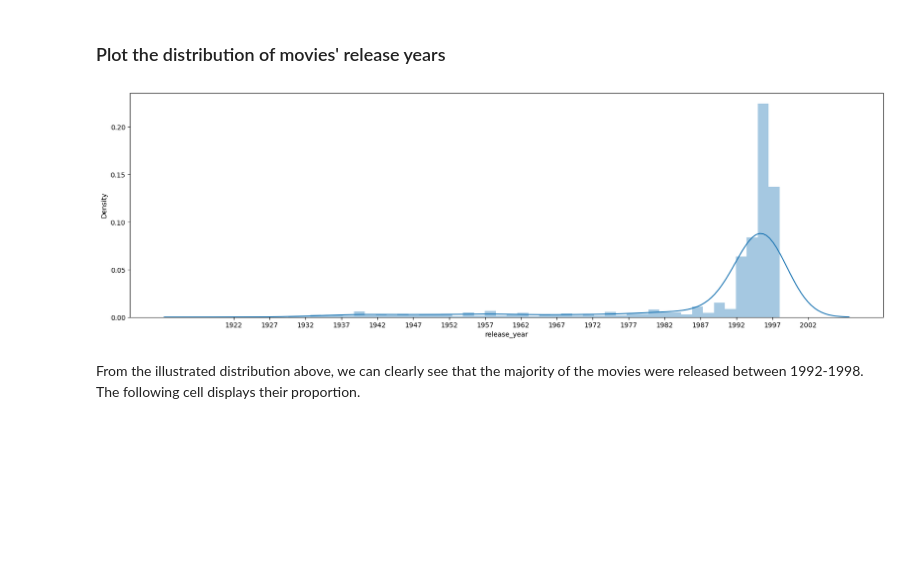
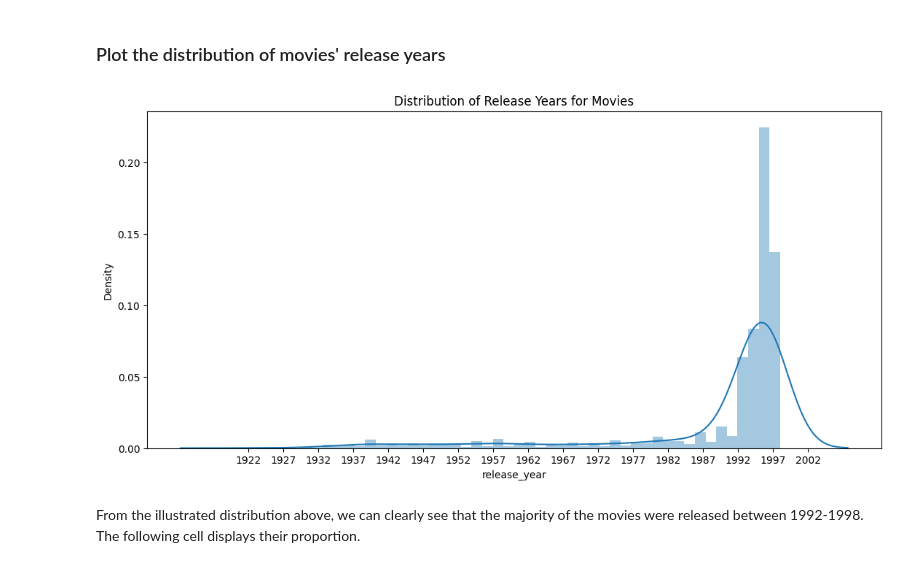
Before and after one commit to HamadaSalhab/movie-recommender-system, a Jupyter notebook: notebooks/1.0-initial-data-exploration.ipynb, the cells around one changed output. Drawn from its saved outputs; the diff is of its cells as text; code cells hidden in the pictures; blank space fills up the shorter version.

```diff
--- a/notebooks/1.0-initial-data-exploration.ipynb
+++ b/notebooks/1.0-initial-data-exploration.ipynb
@@ -158,13 +158,14 @@ movies_info_df['release_year'] = movies_info_df['release_year'].astype(int)
 # %%
 import matplotlib.pyplot as plt
 import seaborn as sns
 min_year = movies_info_df['release_year'].min()
-plt.figure(figsize=(20,6))
+plt.figure(figsize=(13,6))
+plt.title('Distribution of Release Years for Movies')
 dist = sns.distplot(movies_info_df['release_year'])
 dist.set_xticks([min_year + 5 * x for x in range(17)])
 plt.show()
 # %% [output]
-[figure, old version]
+[figure, new version]
 # %% [markdown]
 From the illustrated distribution above, we can clearly see that the majority of the movies were released between 1992-1998. The following cell displays their proportion.
 # %%
```
Also changed, not shown: parts of 11 cells of this notebook.
